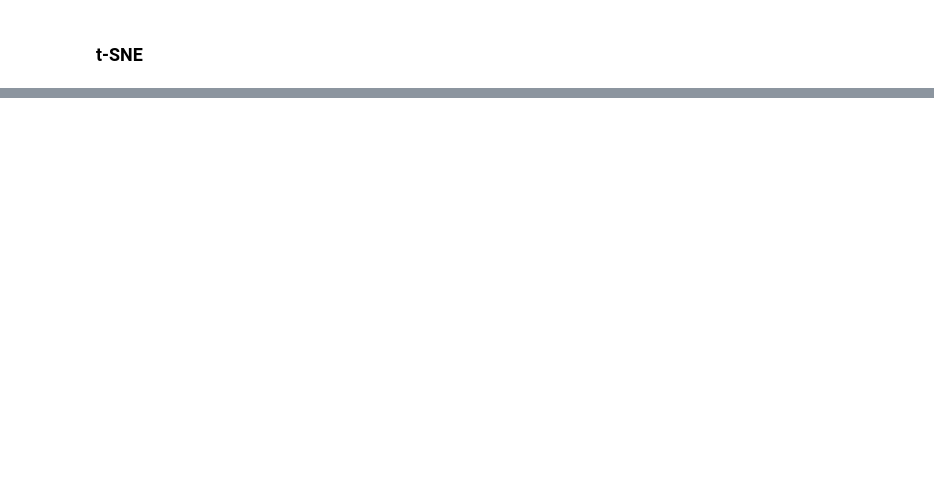
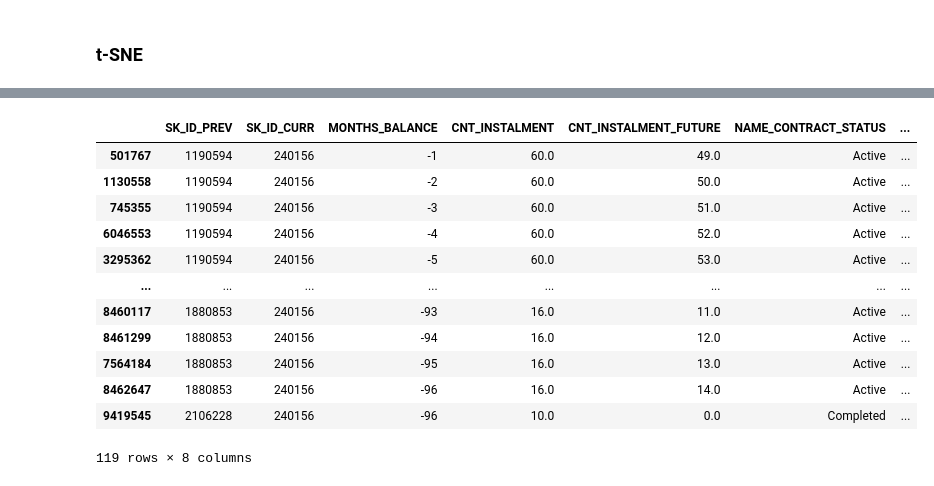
Before and after one commit to evklein/p556-final, a Jupyter notebook: eda.ipynb, the cells around one changed output, grey strips where cells are left out. Saved outputs shown, nothing was run; the diff lists cells and outputs as text; code cells hidden in the pictures; blank space fills up the shorter version.

```diff
--- a/eda.ipynb
+++ b/eda.ipynb
@@ -149,0 +228,3 @@ plt.scatter(X_embedded[:, 0], X_embedded[:, 1], c = y, alpha = 0.3, cmap = 'cool
+# %%
+cash_balances = pd.read_csv('data/POS_CASH_balance.csv')
+cash_balances.info()
@@ -149,0 +319,17 @@ plt.scatter(X_embedded[:, 0], X_embedded[:, 1], c = y, alpha = 0.3, cmap = 'cool
+# %%
+cash_balances_for_app = cash_balances[cash_balances['SK_ID_CURR'] == loan_id_to_study]
+cash_balances_for_app.sort_values(by = 'MONTHS_BALANCE', ascending = False)
+# %% [output]
+|  | SK_ID_PREV | SK_ID_CURR | MONTHS_BALANCE | CNT_INSTALMENT | CNT_INSTALMENT_FUTURE | NAME_CONTRACT_STATUS | ... |
+| 501767 | 1190594 | 240156 | -1 | 60.0 | 49.0 | Active | ... |
+| 1130558 | 1190594 | 240156 | -2 | 60.0 | 50.0 | Active | ... |
+| 745355 | 1190594 | 240156 | -3 | 60.0 | 51.0 | Active | ... |
+| 6046553 | 1190594 | 240156 | -4 | 60.0 | 52.0 | Active | ... |
+| 3295362 | 1190594 | 240156 | -5 | 60.0 | 53.0 | Active | ... |
+| ... | ... | ... | ... | ... | ... | ... | ... |
+| 8460117 | 1880853 | 240156 | -93 | 16.0 | 11.0 | Active | ... |
+| 8461299 | 1880853 | 240156 | -94 | 16.0 | 12.0 | Active | ... |
+| 7564184 | 1880853 | 240156 | -95 | 16.0 | 13.0 | Active | ... |
+| 8462647 | 1880853 | 240156 | -96 | 16.0 | 14.0 | Active | ... |
+| 9419545 | 2106228 | 240156 | -96 | 10.0 | 0.0 | Completed | ... |
+119 rows × 8 columns
```
Also changed, not shown: parts of 24 cells of this notebook, 2 other files.
